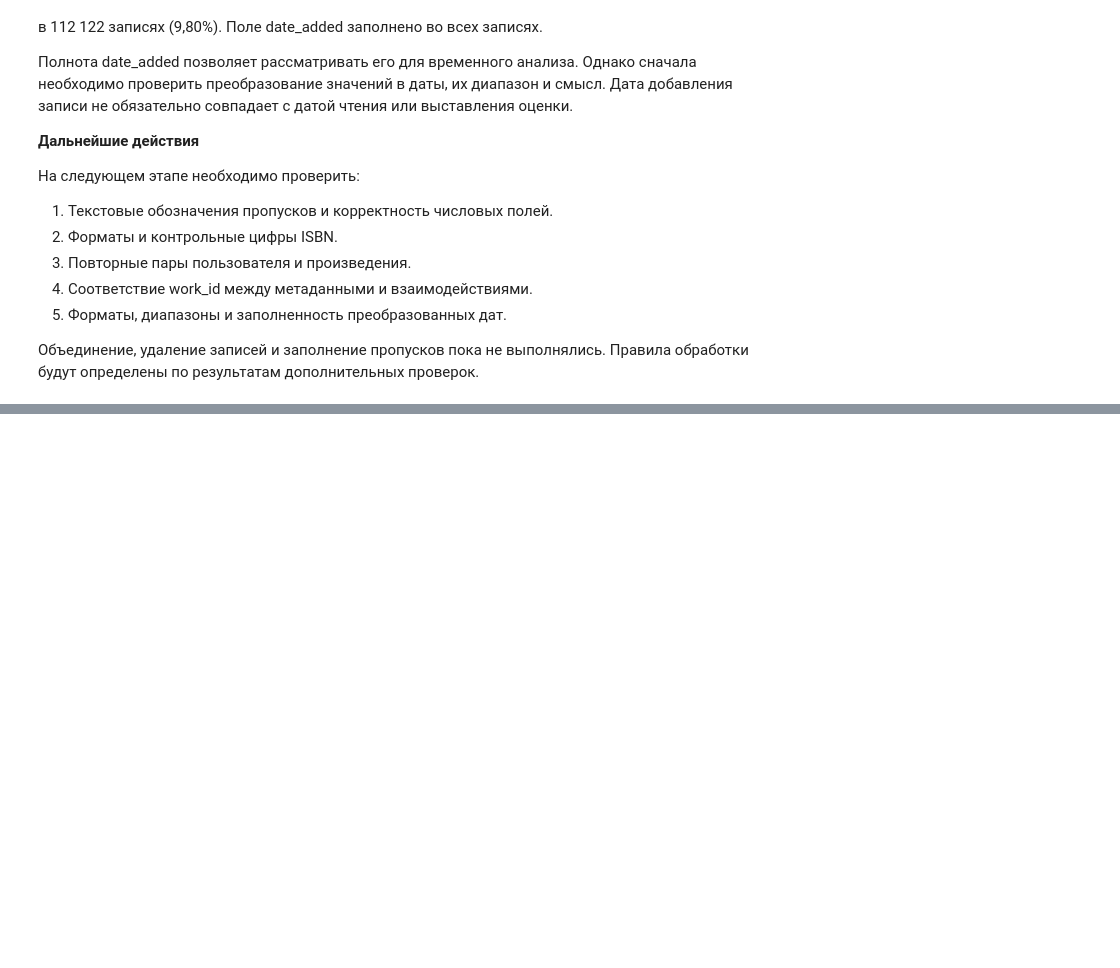
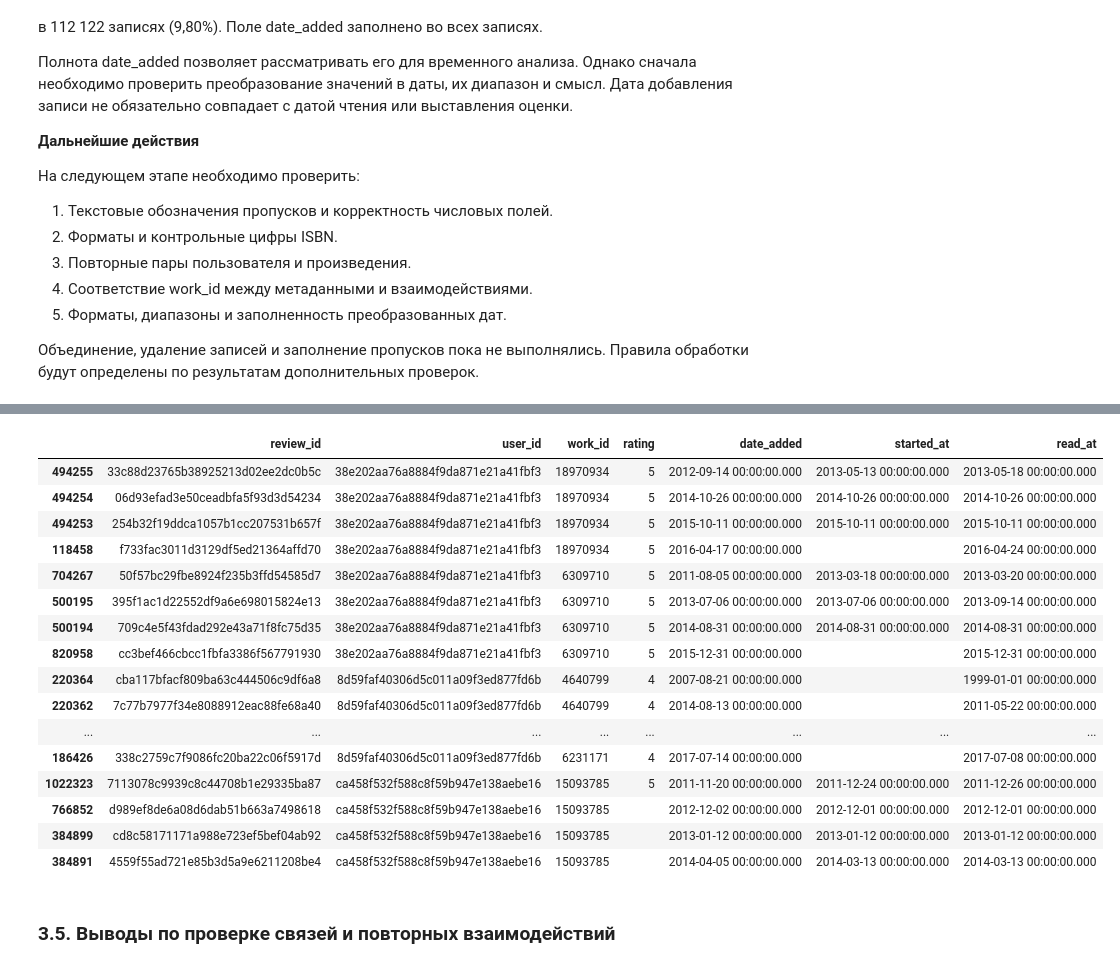
Before and after one commit to RafaelART01/BookRecommender, a Jupyter notebook: notebooks/01_data_audit.ipynb, the cells around one changed output, grey strips where cells are left out. Saved outputs shown, nothing was run; the diff lists cells and outputs as text; code cells hidden in the pictures; blank space fills up the shorter version.

Commit message:
research: проверка связей и повторных взаимодействий

```diff
--- a/notebooks/01_data_audit.ipynb
+++ b/notebooks/01_data_audit.ipynb
@@ -691,0 +715,19 @@ isbn13 в 1 661 записи (12,28%). Эти группы могут перес
+# %%
+def prepare_identifier(series):
+    values = series.astype("string").str.strip()
+    return values.mask(values.eq(""), pd.NA)
+
+
+metadata_work_ids = prepare_identifier(
+    books_metadata["work_id"]
+)
+
+interaction_keys = pd.DataFrame(
+    {
+        "user_id": prepare_identifier(reviews["user_id"]),
+        "work_id": prepare_identifier(reviews["work_id"]),
+    },
+    index=reviews.index,
+)
+
+interaction_keys.head()
@@ -691,0 +918,53 @@ isbn13 в 1 661 записи (12,28%). Эти группы могут перес
+# %%
+example_pairs = (
+    repeated_pairs
+    .sort_values(ascending=False)
+    .head(5)
+    .reset_index()
+)
+
+example_rows = (
+    interaction_keys.loc[valid_pair_mask]
+    .reset_index(names="source_row")
+    .merge(
+        example_pairs,
+        on=["user_id", "work_id"],
+        how="inner",
+        validate="many_to_one",
+    )
+)
+
+reviews.loc[
+    example_rows["source_row"],
+    [
+        "review_id",
+        "user_id",
+        "work_id",
+        "rating",
+        "date_added",
+        "started_at",
+        "read_at",
+    ],
+].sort_values(
+    ["user_id", "work_id", "date_added"]
+).head(30)
+# %% [output]
+|  | review_id | user_id | work_id | rating | date_added | started_at | read_at |
+| 494255 | 33c88d23765b38925213d02ee2dc0b5c | 38e202aa76a8884f9da871e21a41fbf3 | 18970934 | 5 | 2012-09-14 00:00:00.000 | 2013-05-13 00:00:00.000 | 2013-05-18 00:00:00.000 |
+| 494254 | 06d93efad3e50ceadbfa5f93d3d54234 | 38e202aa76a8884f9da871e21a41fbf3 | 18970934 | 5 | 2014-10-26 00:00:00.000 | 2014-10-26 00:00:00.000 | 2014-10-26 00:00:00.000 |
+| 494253 | 254b32f19ddca1057b1cc207531b657f | 38e202aa76a8884f9da871e21a41fbf3 | 18970934 | 5 | 2015-10-11 00:00:00.000 | 2015-10-11 00:00:00.000 | 2015-10-11 00:00:00.000 |
+| 118458 | f733fac3011d3129df5ed21364affd70 | 38e202aa76a8884f9da871e21a41fbf3 | 18970934 | 5 | 2016-04-17 00:00:00.000 |  | 2016-04-24 00:00:00.000 |
+| 704267 | 50f57bc29fbe8924f235b3ffd54585d7 | 38e202aa76a8884f9da871e21a41fbf3 | 6309710 | 5 | 2011-08-05 00:00:00.000 | 2013-03-18 00:00:00.000 | 2013-03-20 00:00:00.000 |
+| 500195 | 395f1ac1d22552df9a6e698015824e13 | 38e202aa76a8884f9da871e21a41fbf3 | 6309710 | 5 | 2013-07-06 00:00:00.000 | 2013-07-06 00:00:00.000 | 2013-09-14 00:00:00.000 |
+| 500194 | 709c4e5f43fdad292e43a71f8fc75d35 | 38e202aa76a8884f9da871e21a41fbf3 | 6309710 | 5 | 2014-08-31 00:00:00.000 | 2014-08-31 00:00:00.000 | 2014-08-31 00:00:00.000 |
+| 820958 | cc3bef466cbcc1fbfa3386f567791930 | 38e202aa76a8884f9da871e21a41fbf3 | 6309710 | 5 | 2015-12-31 00:00:00.000 |  | 2015-12-31 00:00:00.000 |
+| 220364 | cba117bfacf809ba63c444506c9df6a8 | 8d59faf40306d5c011a09f3ed877fd6b | 4640799 | 4 | 2007-08-21 00:00:00.000 |  | 1999-01-01 00:00:00.000 |
+| 220362 | 7c77b7977f34e8088912eac88fe68a40 | 8d59faf40306d5c011a09f3ed877fd6b | 4640799 | 4 | 2014-08-13 00:00:00.000 |  | 2011-05-22 00:00:00.000 |
+| ... | ... | ... | ... | ... | ... | ... | ... |
+| 186426 | 338c2759c7f9086fc20ba22c06f5917d | 8d59faf40306d5c011a09f3ed877fd6b | 6231171 | 4 | 2017-07-14 00:00:00.000 |  | 2017-07-08 00:00:00.000 |
+| 1022323 | 7113078c9939c8c44708b1e29335ba87 | ca458f532f588c8f59b947e138aebe16 | 15093785 | 5 | 2011-11-20 00:00:00.000 | 2011-12-24 00:00:00.000 | 2011-12-26 00:00:00.000 |
+| 766852 | d989ef8de6a08d6dab51b663a7498618 | ca458f532f588c8f59b947e138aebe16 | 15093785 |  | 2012-12-02 00:00:00.000 | 2012-12-01 00:00:00.000 | 2012-12-01 00:00:00.000 |
+| 384899 | cd8c58171171a988e723ef5bef04ab92 | ca458f532f588c8f59b947e138aebe16 | 15093785 |  | 2013-01-12 00:00:00.000 | 2013-01-12 00:00:00.000 | 2013-01-12 00:00:00.000 |
+| 384891 | 4559f55ad721e85b3d5a9e6211208be4 | ca458f532f588c8f59b947e138aebe16 | 15093785 |  | 2014-04-05 00:00:00.000 | 2014-03-13 00:00:00.000 | 2014-03-13 00:00:00.000 |
+# %% [markdown]
+### 3.5. Выводы по проверке связей и повторных взаимодействий
```
Also changed, not shown: parts of 17 cells of this notebook.
